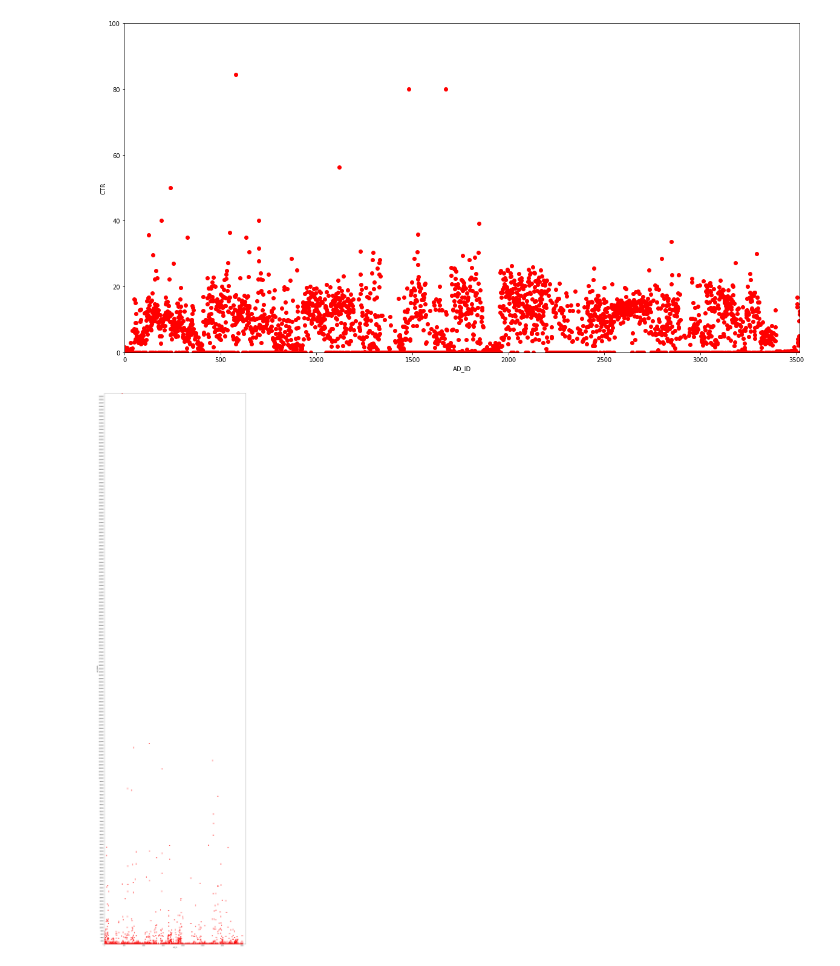
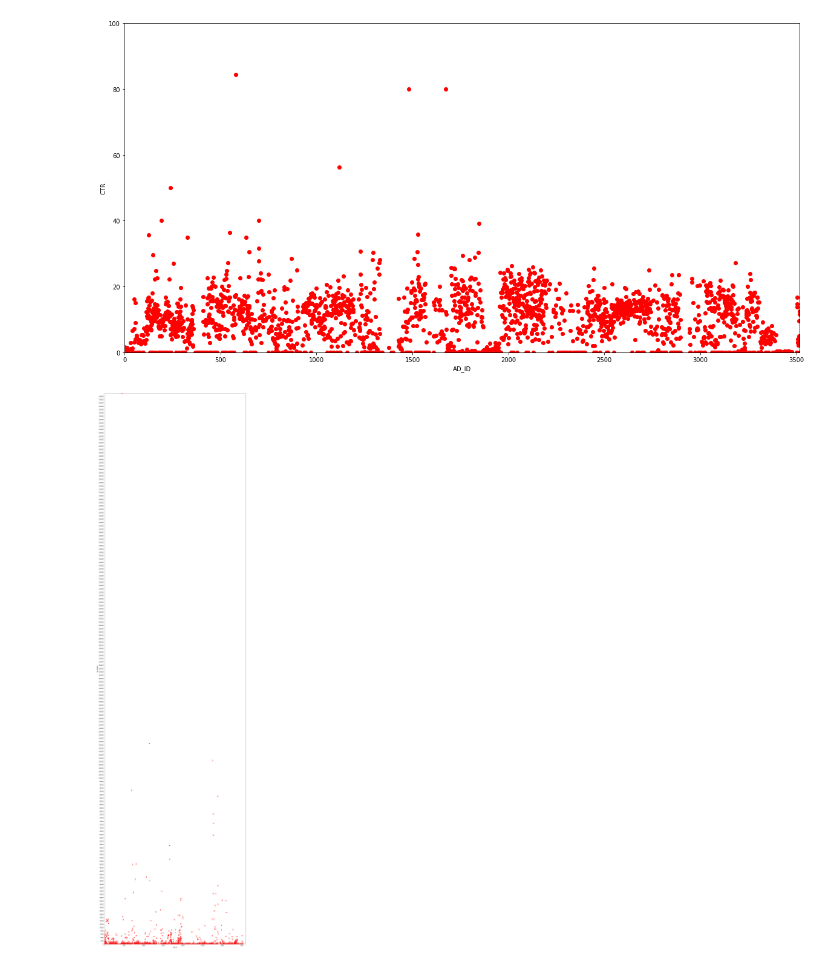
Before and after one commit to walkingCommiter/css_political_ads, a Jupyter notebook: splitting data and effectiveness .ipynb, the cells around one changed output. Saved outputs shown, nothing was run; the diff lists cells and outputs as text; code cells hidden in the pictures.

Commit message:
new dataset +clean data

```diff
--- a/splitting data and effectiveness .ipynb
+++ b/splitting data and effectiveness .ipynb
@@ -6,16 +6,16 @@ import pandas as pd
 
 
 #importing the dataset
-dataset= pd.read_excel('data_IRA_Ads.xlsx')
+dataset= pd.read_excel('Cleaning_data.xlsx')
 data= dataset.iloc [:,:].values
 
 #splitting the dataset into two
 from sklearn.cross_validation import  train_test_split
 x_Part1 ,x_Part2 = train_test_split(data,test_size=0.05,random_state=0)
 df = pd.DataFrame(x_Part2)
-Dataset_to_be_labelled = open("Dataset_to_be_labelled.csv", "x")
+Dataset_to_be_labelled = open("Dataset_to_be_labelled.csv", "w+")
 df.columns = list(dataset.columns.values)
-df.to_csv(Dataset_to_be_lebeled, encoding='utf-8', index=False)
+df.to_csv(Dataset_to_be_labelled, encoding='utf-8', index=False)
 
 #################################
 ####################CTR or Click Through Rate in internet marketing = Clicks / Impressions * 100
@@ -42,32 +42,32 @@ for index, row in dataset.iterrows():
 
 ##############################
 plt.figure(figsize=(20,10))
 plt.xlabel('AD_ID')
 plt.ylabel('CTR')
 plt.plot(dataset['AD_ID'], dataset['CTR'], 'ro')
 plt.axis([0, 3517, 0,100 ])
 plt.show()
 
 #########################3
 plt.figure(figsize=(20,80))
 plt.xlabel('AD_ID')
 plt.ylabel('AD_SPEND')
 plt.plot(dataset['AD_ID'], dataset['AD_SPEND'], 'ro')
 plt.axis([0, 3600, 0,(dataset['AD_SPEND'].max()+100) ])
 plt.yticks(np.arange(0,dataset['AD_SPEND'].max(),2000))
 
 plt.show()
 
 ################################
 plt.figure(figsize=(20,80))
 plt.xlabel('CTR')
 plt.ylabel('AD_SPEND')
 plt.plot(dataset['CTR'], dataset['AD_SPEND'], '*')
 plt.axis([0, 101, 0,dataset['AD_SPEND'].max() ])
 plt.yticks(np.arange(0,dataset['AD_SPEND'].max(),5000))
 plt.xticks(np.arange(0,dataset['CTR'].max(),5))
 
 plt.show()
 # %% [output]
-[figure, old version]
+[figure, new version]
-[figure, old version]
+[figure, new version]
```
Also changed, not shown: parts of 1 cell of this notebook, 3 other files.
